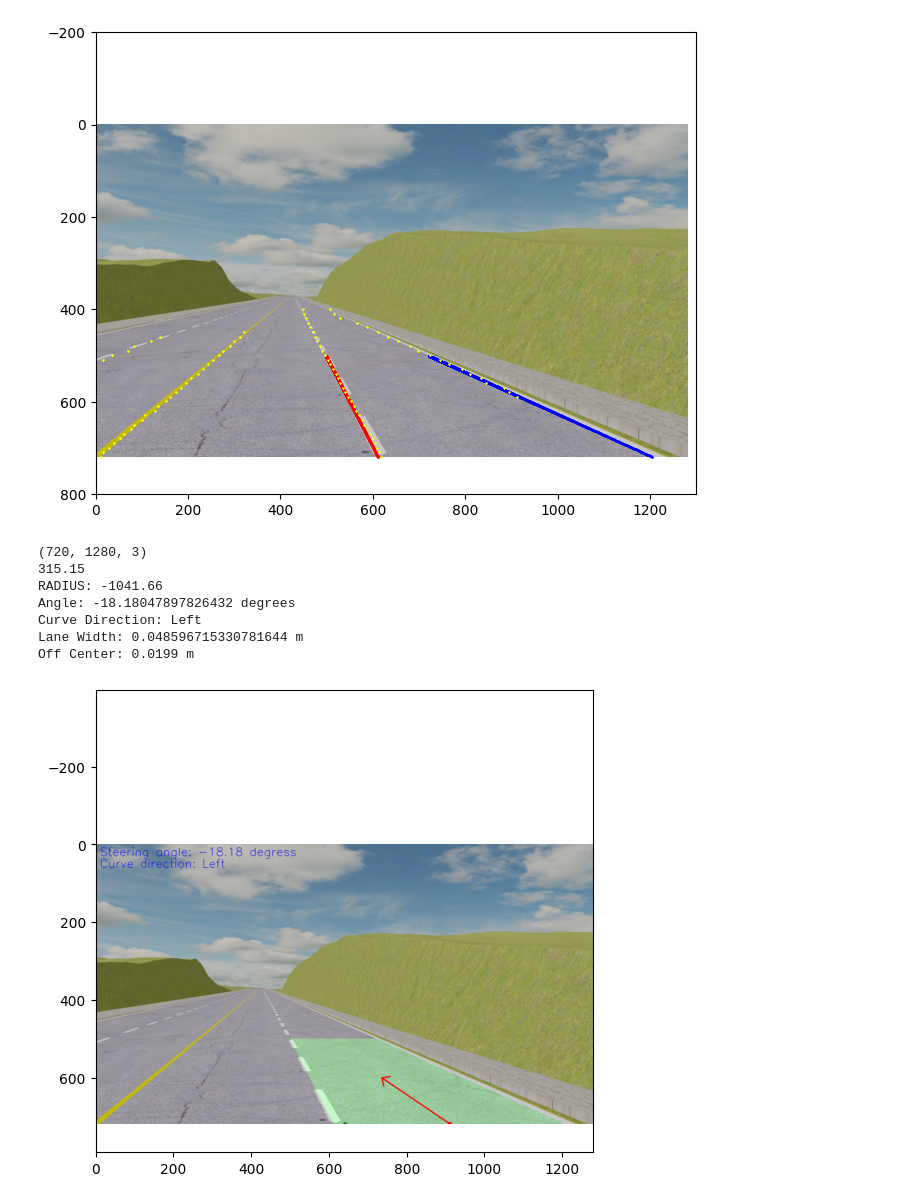
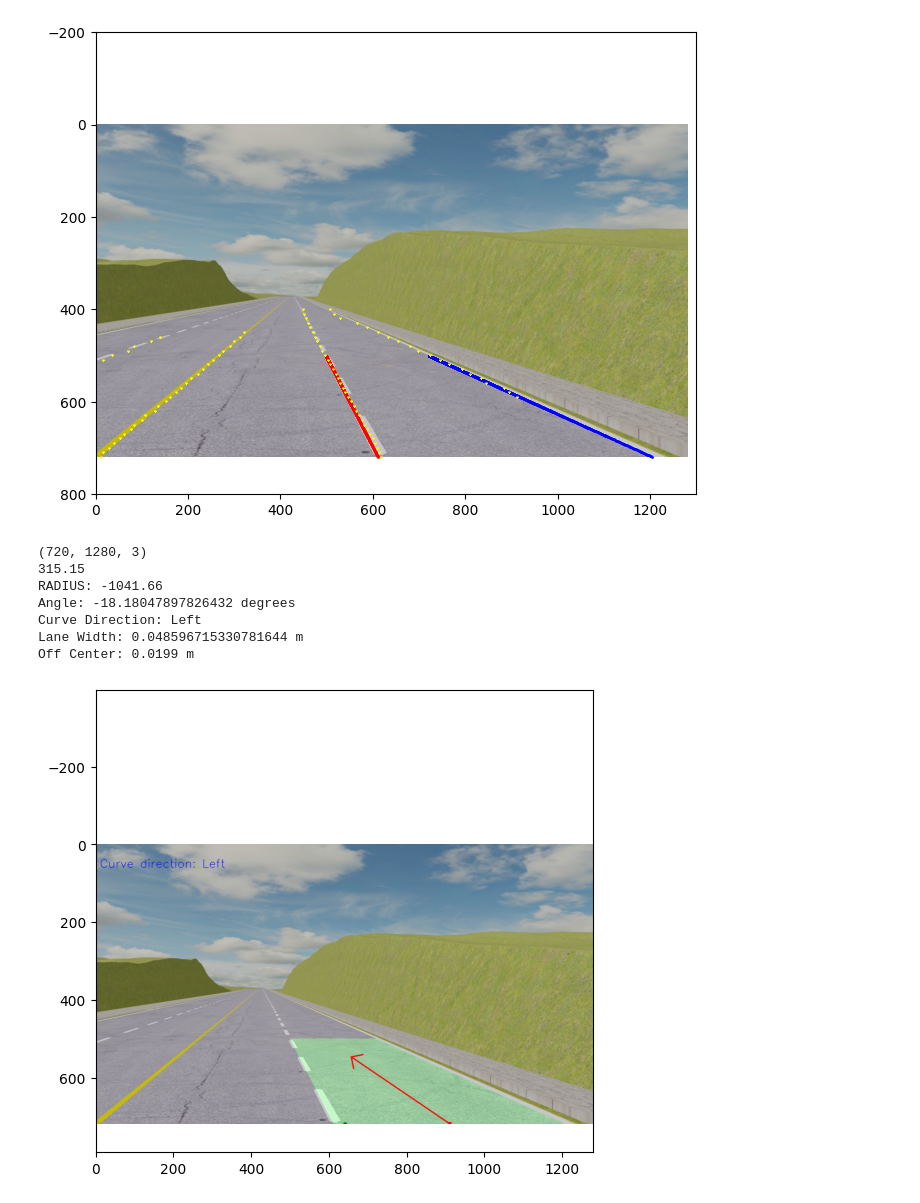
Before and after one commit to alexander-toch/lane-detection-e2e-attack, a Jupyter notebook: lanefitting/lanefitting.ipynb, the cells around one changed output. Cells and saved outputs as stored; diff of their text form; code cells hidden in the pictures.

```diff
--- a/lanefitting/lanefitting.ipynb
+++ b/lanefitting/lanefitting.ipynb
@@ -287,32 +287,32 @@ def calculate_radius(image, left_lane_poly, right_lane_poly):
     center_world = transformPoint((center_x, height), matrix_inv)
 
     off_center = round((center_x - width / 2.) * xm_per_pix,4) # assume camera is in the center of the car
 
     # draw a point for the center at y=0
     cv2.circle(result, np.int_(center_world), 5, (255, 0, 0), -1) # current center
     cv2.circle(result, np.int_((width/2, height)), 5, (0, 120, 0), -1) # desired center
 
     angle_rad = np.deg2rad(radius -90) # TODO: check if this is correct on a right turn
-    end_point = transformPoint((center_x + 200 * np.cos(angle_rad), height + 200 * np.sin(angle_rad)), matrix_inv)
+    end_point = transformPoint((center_x + 400 * np.cos(angle_rad), height + 400 * np.sin(angle_rad)), matrix_inv)
 
     cv2.arrowedLine(result, np.int_(center_world), np.int_(end_point), (255, 0, 0), 2, cv2.LINE_AA)
     # cv2.putText(result, f'Steering angle: {radius:.2f} degress', (10, 30), cv2.FONT_HERSHEY_SIMPLEX , 1, (0, 0, 255), 1, cv2.LINE_AA)
     cv2.putText(result, f'Curve direction: {curve_direction}', (10, 60), cv2.FONT_HERSHEY_SIMPLEX , 1, (0, 0, 255), 1, cv2.LINE_AA)
 
     print('Angle:', radius, 'degrees')
     print('Curve Direction:', curve_direction)
     print('Lane Width:', lane_width, 'm') # should match BaseMap.LANE_WIDTH: 3.5
     print('Off Center:', off_center, 'm')
 
     ax1.imshow(result)
 
 calculate_radius(original_img, left_lane_poly, right_lane_poly)
 # %% [output]
 (720, 1280, 3)
 315.15
 RADIUS: -1041.66
 Angle: -18.18047897826432 degrees
 Curve Direction: Left
 Lane Width: 0.048596715330781644 m
 Off Center: 0.0199 m
-[figure, old version]
+[figure, new version]
```
Also changed, not shown: parts of 1 cell of this notebook, 3 other files.
